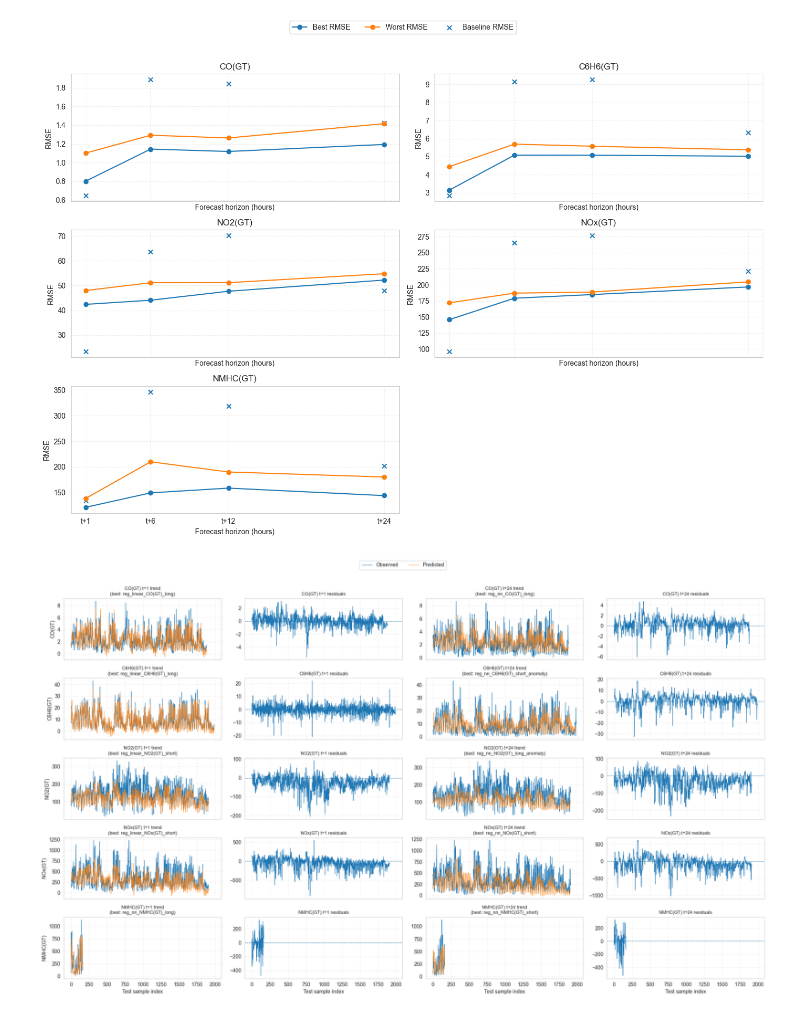
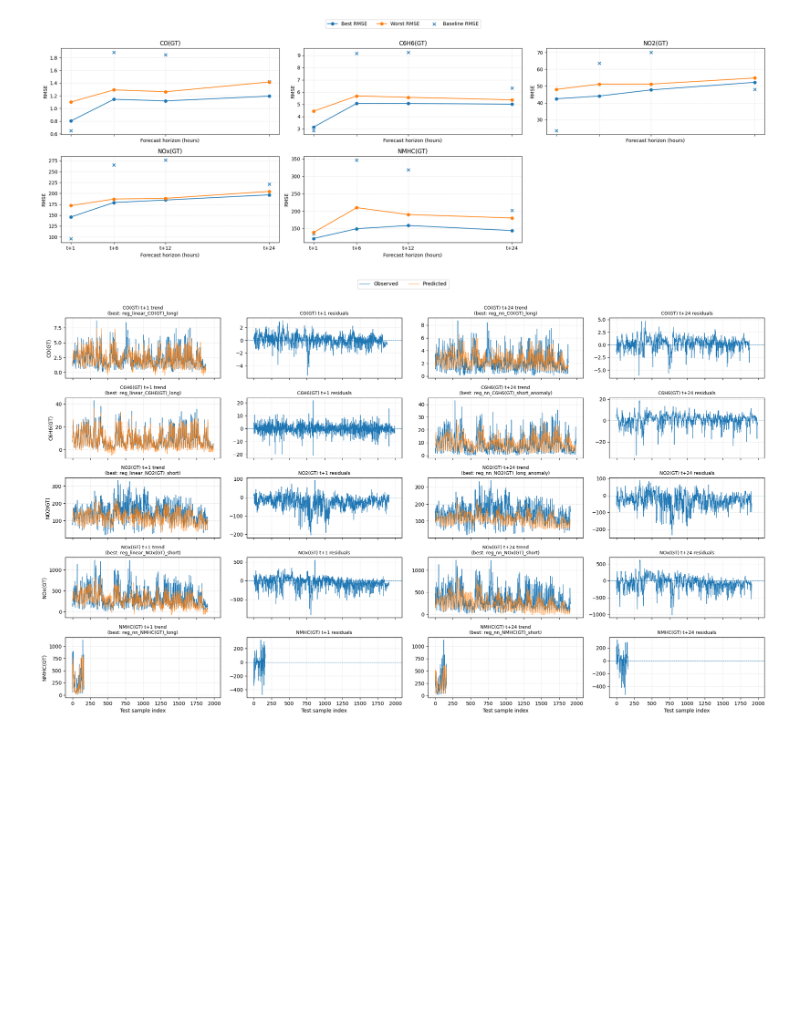
Before and after one commit to EchoAlexWA/COMP9417-Project, a Jupyter notebook: plot.ipynb, the cells around one changed output. Cells and saved outputs as stored; diff of their text form; code cells hidden in the pictures; blank space fills up the shorter version.

Commit message:
change plots layout

```diff
--- a/plot.ipynb
+++ b/plot.ipynb
@@ -102,7 +102,7 @@ for col in all_columns:
 #   - 两条折线：min / max RMSE
 #   - baseline RMSE 用散点标注
 #========================================#
-fig, axes = plt.subplots(3, 2, figsize=(14, 10), sharex=True)
+fig, axes = plt.subplots(2, 3, figsize=(21, 7), sharex=True)
 axes = axes.flatten()
 
 for idx, col in enumerate(col_order):
@@ -153,32 +153,32 @@ for row, col in enumerate(col_order):
         h_label = "t+1" if h_index == 0 else "t+24"
 
         # ------- trend 子图 -------
         trend_ax = axes2[row, col_offset]
         trend_ax.plot(x, y_test, label="Observed", linewidth=0.8)
         trend_ax.plot(x, y_pred, label="Predicted", linewidth=0.8, alpha=0.8)
         trend_ax.set_title(f"{col} {h_label} trend\n(best: {best_key})", fontsize=9)
         if row == n_rows - 1:
             trend_ax.set_xlabel("Test sample index")
         if col_offset == 0:
             trend_ax.set_ylabel(col)
         trend_ax.grid(True, linestyle='--', alpha=0.3)
 
         # ------- residual 子图 -------
         resid_ax = axes2[row, col_offset + 1]
         resid = y_pred - y_test
         resid_ax.plot(x, resid, linewidth=0.8)
         resid_ax.axhline(0.0, linestyle="--", linewidth=0.7)
         resid_ax.set_title(f"{col} {h_label} residuals", fontsize=9)
         if row == n_rows - 1:
             resid_ax.set_xlabel("Test sample index")
         resid_ax.grid(True, linestyle='--', alpha=0.3)
 
 # 统一 trend 图例（Observed / Predicted）
 handles2, labels2 = axes2[0, 0].get_legend_handles_labels()
 fig2.legend(handles2, labels2, loc='upper center', ncol=2)
 
 fig2.tight_layout(rect=[0, 0, 1, 0.95])
 plt.show()
 # %% [output]
-[figure, old version]
+[figure, new version]
-[figure, old version]
+[figure, new version]
```
